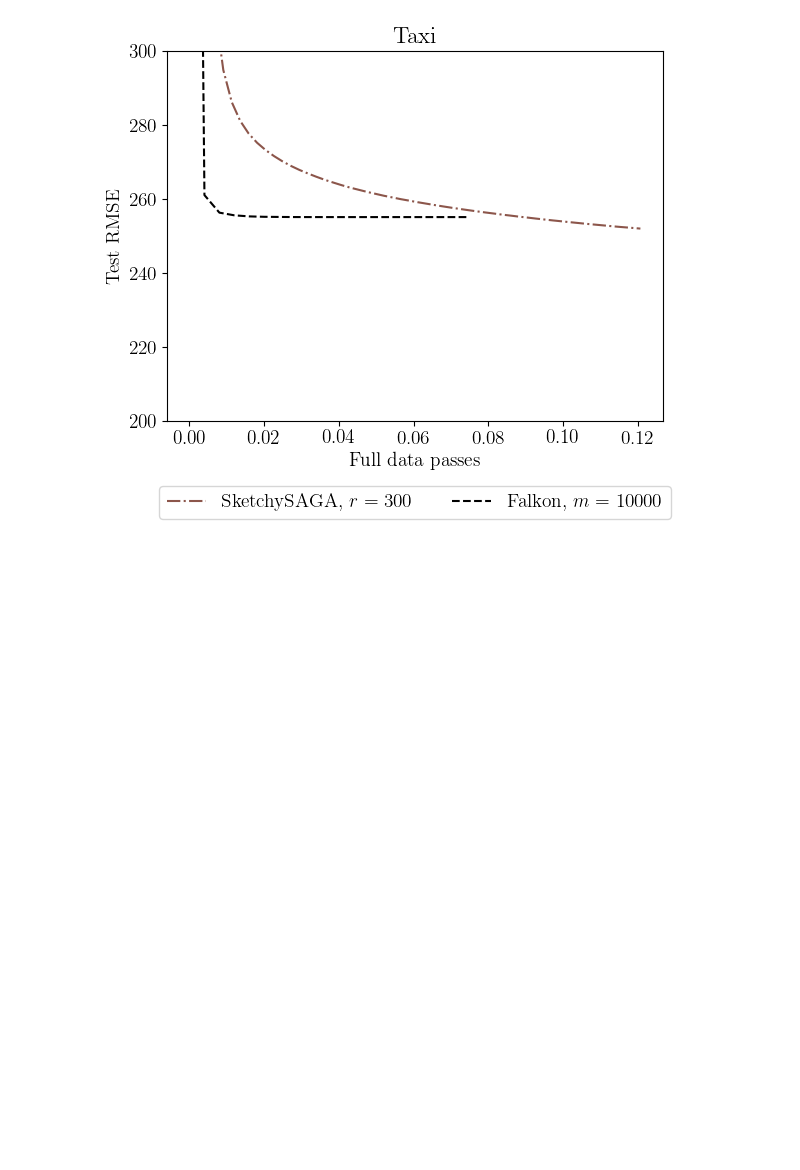
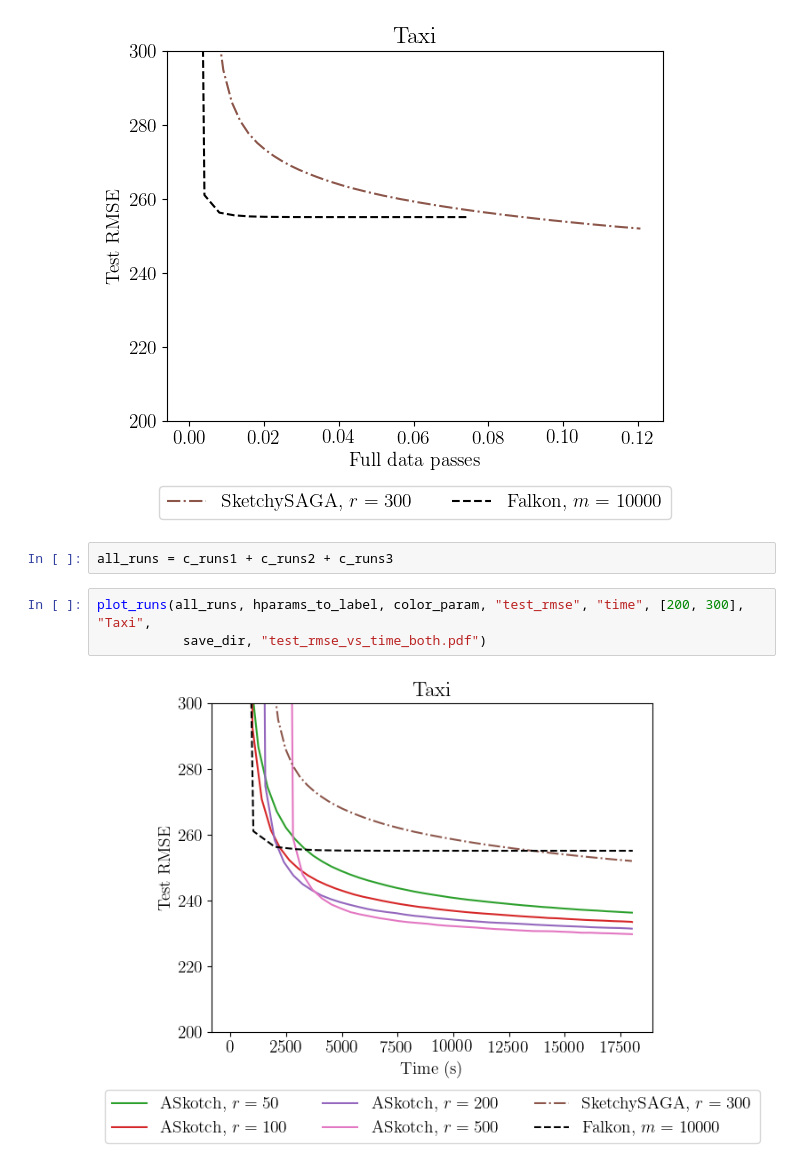
Before and after one commit to aliceitmushuk/fast_krr_alisver, a Jupyter notebook: src/plotting/taxi.ipynb, the cells around one changed output. Drawn from its saved outputs; the diff is of its cells as text; blank space fills up the shorter version.

Commit message:
Added plot with both ASkotch and SketchySAGA to taxi plotting

```diff
--- a/src/plotting/taxi.ipynb
+++ b/src/plotting/taxi.ipynb
@@ -83,3 +80,10 @@ plot_runs(all_runs, hparams_to_label, color_param, "test_rmse", "datapasses", [2
           save_dir, "test_rmse_vs_datapasses_inducing_only.pdf")
 # %% [output]
 [figure]
+# %%
+all_runs = c_runs1 + c_runs2 + c_runs3
+# %%
+plot_runs(all_runs, hparams_to_label, color_param, "test_rmse", "time", [200, 300], "Taxi",
+           save_dir, "test_rmse_vs_time_both.pdf")
+# %% [output]
+[figure, added]
```
Also changed, not shown: parts of 1 cell of this notebook.
